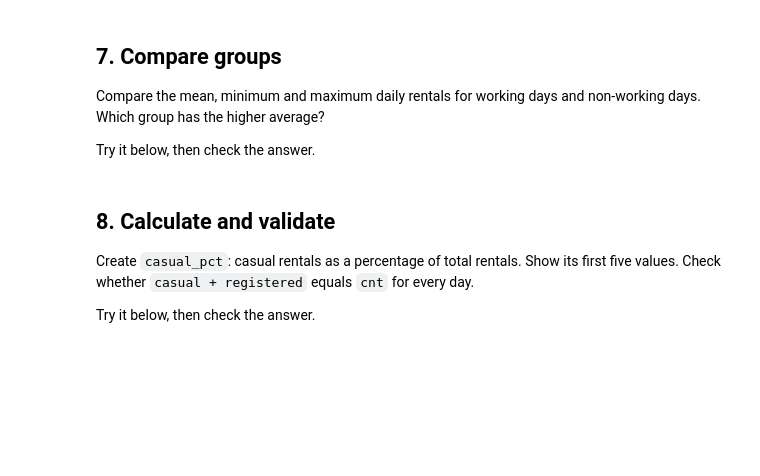
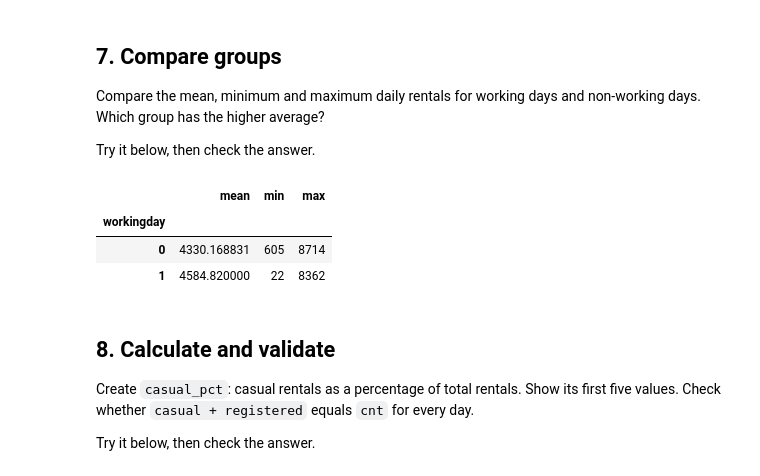
Before and after one commit to Dale-Alexander/ACI, a Jupyter notebook: 01_data_acquisition/01 - Data Acquisition - Practice.ipynb, the cells around one changed output. Drawn from its saved outputs; the diff is of its cells as text; code cells hidden in the pictures; blank space fills up the shorter version.

```diff
--- a/01_data_acquisition/01 - Data Acquisition - Practice.ipynb
+++ b/01_data_acquisition/01 - Data Acquisition - Practice.ipynb
@@ -216,7 +275,17 @@ Compare the mean, minimum and maximum daily rentals for working days and non-wor
 
 Try it below, then check the answer.
 # %%
-# Your answer
+comparison = df.groupby('workingday')['cnt'].agg(
+    mean='mean',
+    min='min',
+    max='max'
+)
+comparison
+# %% [output]
+|  | mean | min | max |
+| workingday |  |  |  |
+| 0 | 4330.168831 | 605 | 8714 |
+| 1 | 4584.820000 | 22 | 8362 |
 # %% [markdown]
 ## 8. Calculate and validate
 
```
Also changed, not shown: parts of 25 cells of this notebook, 2 other files.
